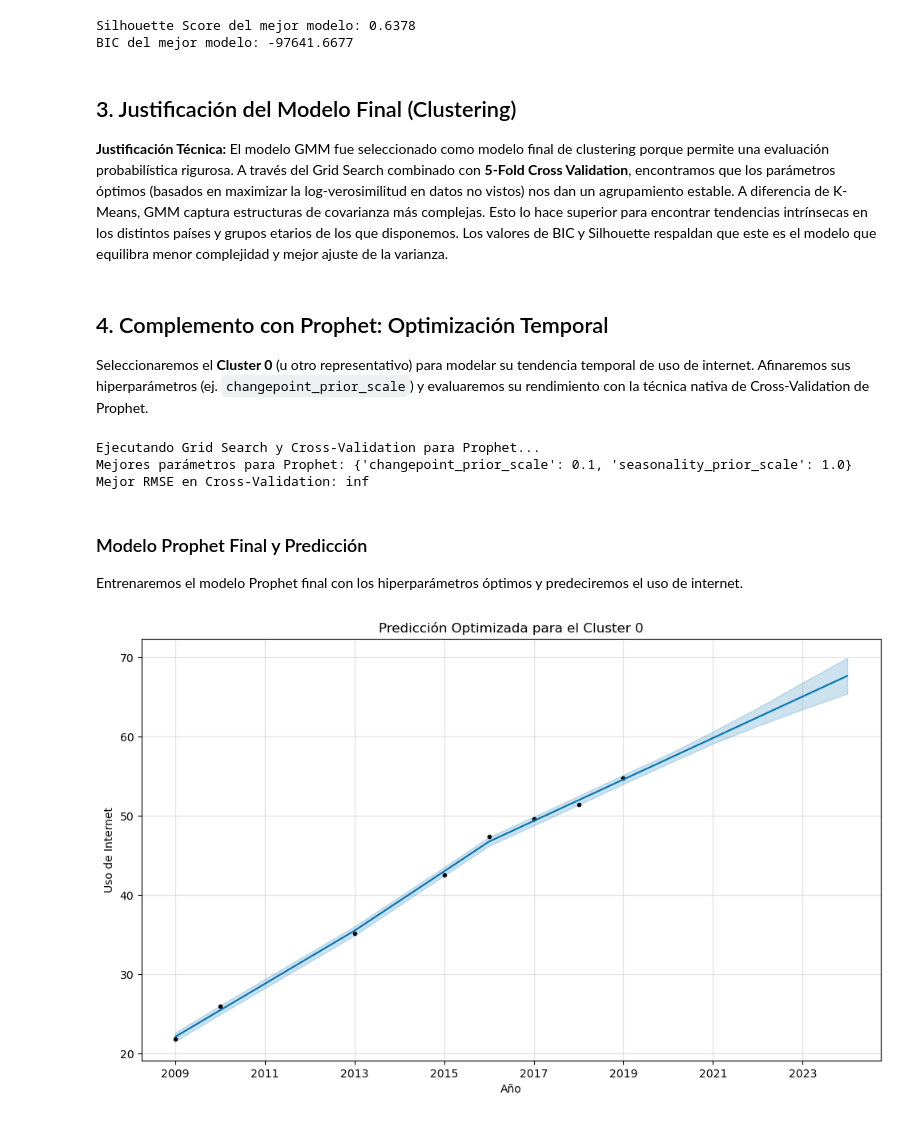
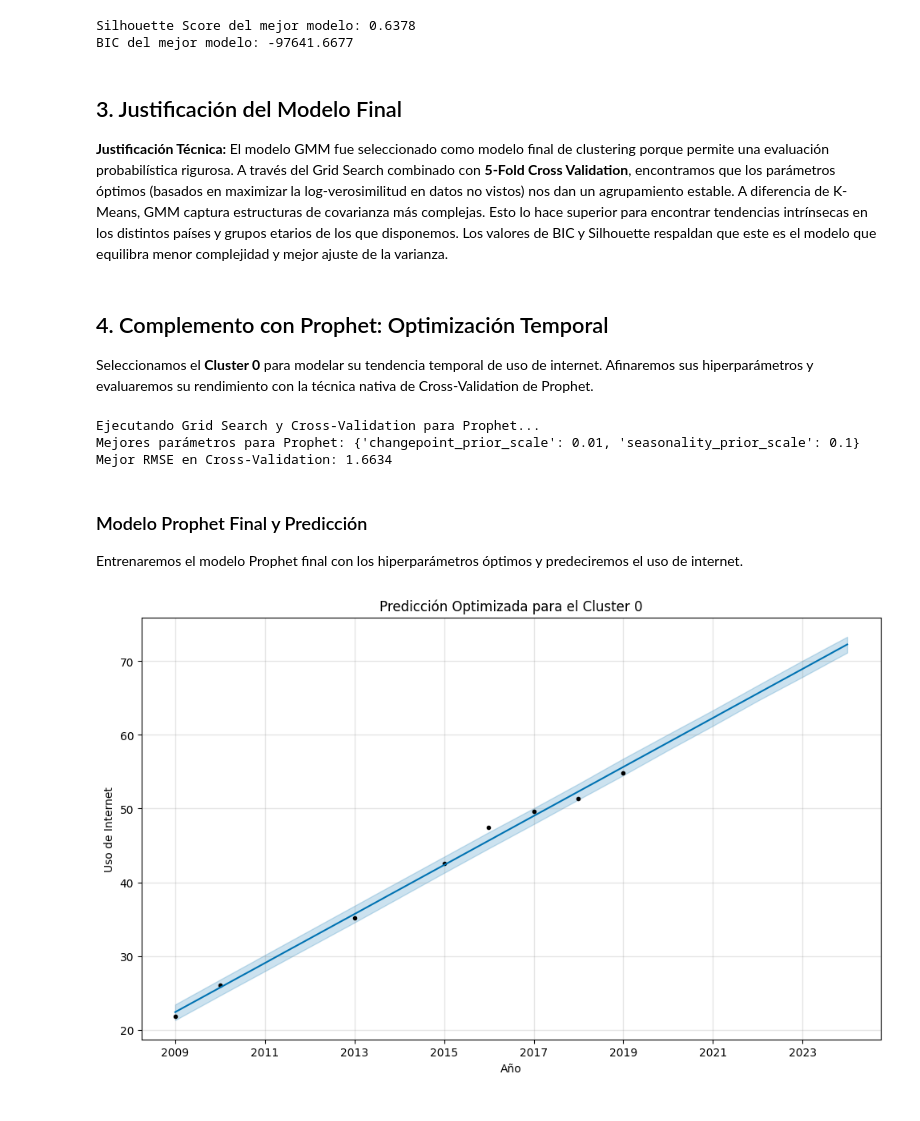
Before and after one commit to Ren23813/proyectoFinal_Mineria, a Jupyter notebook: Fase4ProyectoFinal.ipynb, the cells around one changed output. Drawn from its saved outputs; the diff is of its cells as text; code cells hidden in the pictures.

Commit message:
fix: reduced the cross-validation horizons to better fit the time series

```diff
--- a/Fase4ProyectoFinal.ipynb
+++ b/Fase4ProyectoFinal.ipynb
@@ -99,16 +101,16 @@ df['cluster_final'] = clusters
 Silhouette Score del mejor modelo: 0.6378
 BIC del mejor modelo: -97641.6677
 # %% [markdown]
-## 3. Justificación del Modelo Final (Clustering)
+## 3. Justificación del Modelo Final
 
 **Justificación Técnica:**
 El modelo GMM fue seleccionado como modelo final de clustering porque permite una evaluación probabilística rigurosa. A través del Grid Search combinado con **5-Fold Cross Validation**, encontramos que los parámetros óptimos (basados en maximizar la log-verosimilitud en datos no vistos) nos dan un agrupamiento estable. A diferencia de K-Means, GMM captura estructuras de covarianza más complejas. Esto lo hace superior para encontrar tendencias intrínsecas en los distintos países y grupos etarios de los que disponemos. Los valores de BIC y Silhouette respaldan que este es el modelo que equilibra menor complejidad y mejor ajuste de la varianza.
 # %% [markdown]
 ## 4. Complemento con Prophet: Optimización Temporal
 
-Seleccionaremos el **Cluster 0** (u otro representativo) para modelar su tendencia temporal de uso de internet. Afinaremos sus hiperparámetros (ej. `changepoint_prior_scale`) y evaluaremos su rendimiento con la técnica nativa de Cross-Validation de Prophet.
+Seleccionamos el **Cluster 0** para modelar su tendencia temporal de uso de internet. Afinaremos sus hiperparámetros y evaluaremos su rendimiento con la técnica nativa de Cross-Validation de Prophet.
 # %%
-# Preparar datos temporales para un cluster representativo (Cluster 0)
+# Preparar datos temporales para el cluster
 cluster_id = 0
 df_prophet = df[df['cluster_final'] == cluster_id].groupby("Años__ESTANDAR")["value"].mean().reset_index()
 df_prophet = df_prophet.rename(columns={"Años__ESTANDAR": "ds", "value": "y"})
@@ -126,10 +128,9 @@ param_grid_prophet = {
 all_params = [dict(zip(param_grid_prophet.keys(), v)) for v in itertools.product(*param_grid_prophet.values())]
 rmses = []
 
-# Advertencia: Debido a que la cantidad de años es limitada, configuramos initial y horizon pequeños.
-initial = '3650 days' # 10 años
-period = '730 days'   # 2 años
-horizon = '1460 days' # 4 años
+initial = '1825 days' # 5 años
+period = '365 days'   # 1 año
+horizon = '730 days'  # 2 años
 
 best_params = None
 best_rmse = float('inf')
@@ -150,6 +151,7 @@ for params in all_params:
             best_rmse = rmse
             best_params = params
     except Exception as e:
+        print(f"Error con parámetros {params}: {e}")
         continue
 
 if best_params is None:
@@ -159,8 +161,8 @@ print("Mejores parámetros para Prophet:", best_params)
 print(f"Mejor RMSE en Cross-Validation: {best_rmse:.4f}")
 # %% [output]
 Ejecutando Grid Search y Cross-Validation para Prophet...
-Mejores parámetros para Prophet: {'changepoint_prior_scale': 0.1, 'seasonality_prior_scale': 1.0}
-Mejor RMSE en Cross-Validation: inf
+Mejores parámetros para Prophet: {'changepoint_prior_scale': 0.01, 'seasonality_prior_scale': 0.1}
+Mejor RMSE en Cross-Validation: 1.6634
 # %% [markdown]
 ### Modelo Prophet Final y Predicción
 
@@ -168,22 +170,22 @@ Entrenaremos el modelo Prophet final con los hiperparámetros óptimos y predeci
 # %%
 final_prophet = Prophet(
     changepoint_prior_scale=best_params['changepoint_prior_scale'],
     seasonality_prior_scale=best_params['seasonality_prior_scale'],
     yearly_seasonality=False,
     weekly_seasonality=False,
     daily_seasonality=False
 )
 final_prophet.fit(df_prophet)
 
 # Predicción a 5 años
-future = final_prophet.make_future_dataframe(periods=5, freq='Y')
+future = final_prophet.make_future_dataframe(periods=5, freq='YE')
 forecast = final_prophet.predict(future)
 
 # Visualización
 fig = final_prophet.plot(forecast)
 plt.title(f"Predicción Optimizada para el Cluster {cluster_id}")
 plt.xlabel("Año")
 plt.ylabel("Uso de Internet")
 plt.show()
 # %% [output]
-[figure, old version]
+[figure, new version]
```
Also changed, not shown: parts of 3 cells of this notebook.
